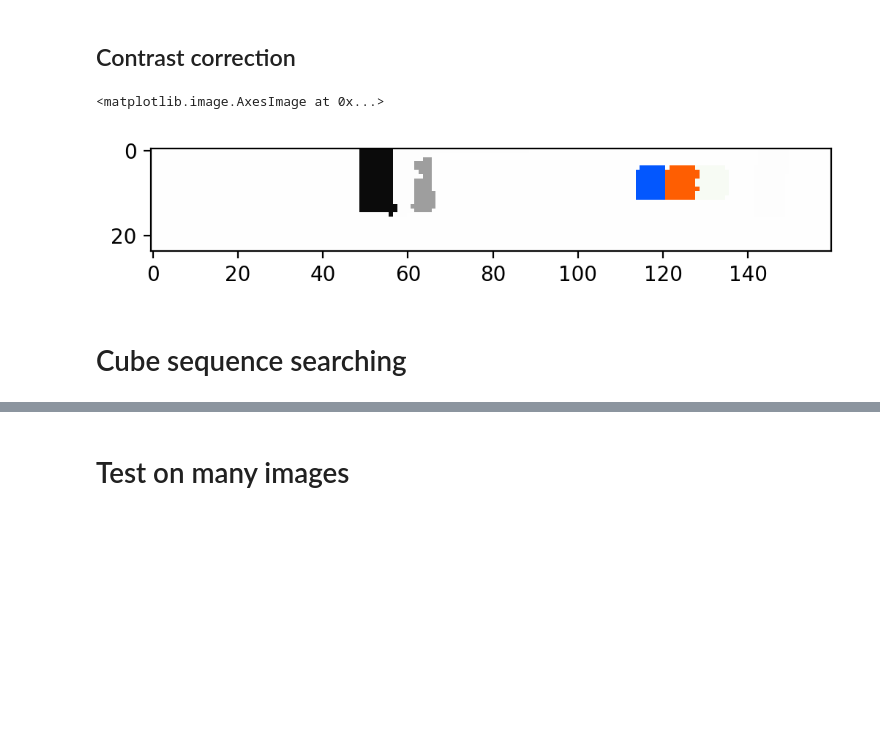
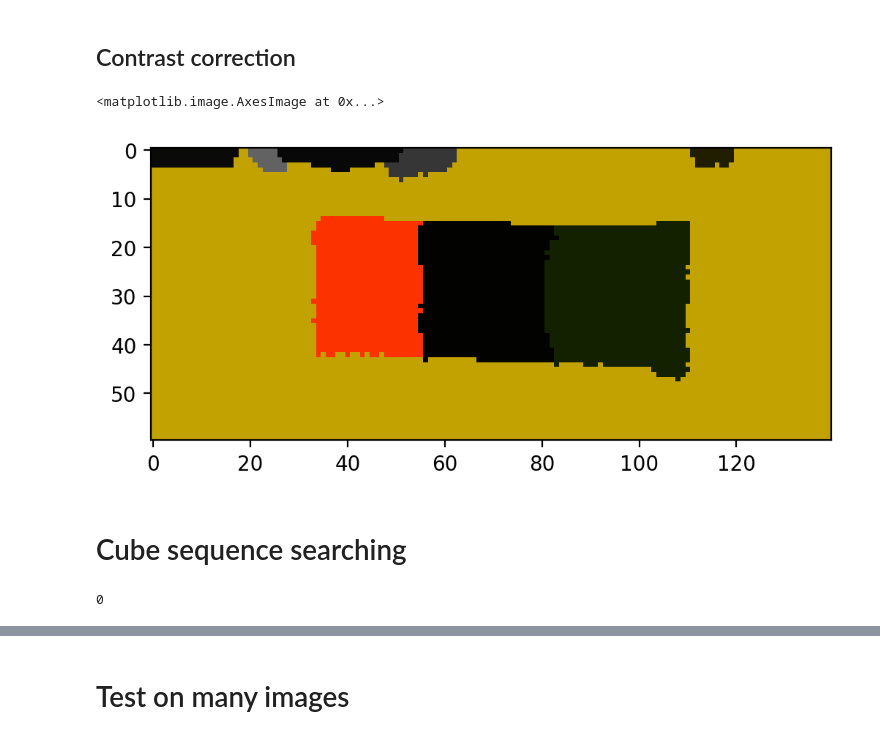
Before and after one commit to SkoltechRobotics/Eurobot2018, a Jupyter notebook: ComputerVision/CubeSequenceRecognition/PlanRecognition.ipynb, the cells around one changed output, grey strips where cells are left out. Drawn from its saved outputs; the diff is of its cells as text; code cells hidden in the pictures; blank space fills up the shorter version.

```diff
--- a/ComputerVision/CubeSequenceRecognition/PlanRecognition.ipynb
+++ b/ComputerVision/CubeSequenceRecognition/PlanRecognition.ipynb
@@ -63,7 +63,7 @@ print(HSV_COLORS)
 # Show image
 # %%
 n_transformation = 1
-raw_img = cv2.cvtColor(cv2.imread("imgs2/image.png"), cv2.COLOR_BGR2RGB)
+raw_img = cv2.cvtColor(cv2.imread("/home/mikhail/image_trrrr.png"), cv2.COLOR_BGR2RGB)
 fig, ax = plt.subplots(1, 1, figsize=(6, 4), dpi=200)
-ax.imshow(raw_img[540:620, 940:1070]);
+ax.imshow(raw_img[:, :]);
 # %% [output]
@@ -95,9 +95,11 @@ def transformation_params(n, size=None):
     img_points = [np.float32([(743, 590), (744, 527), (860, 528), (861, 596)]),
                   np.float32([(798, 549), (798, 488), (912, 487), (912, 553)]),
                   np.float32([(798, 549), (798, 488), (912, 487), (912, 553)]) - np.float32((730, 460)),
-                  np.float32([(950, 610), (950, 550), (1062, 550), (1062, 610)])][n]
-    h_border = [3 * step * 2, 3 * step * 2, 3 * step * 2, 3 * step * 2][n]
-    w_border = [20 * step * 2, 7 * step * 2, 7 * step * 2, 7 * step * 2][n]
+                  np.float32([(950, 610), (950, 550), (1062, 550), (1062, 610)]),
+                  np.float32([(682, 602), (682, 536), (798, 536), (798, 595)])
+                 ][n]
+    h_border = [3 * step * 2, 3 * step * 2, 3 * step * 2, 3 * step * 2, 3 * step * 2][n]
+    w_border = [20 * step * 2, 7 * step * 2, 7 * step * 2, 7 * step * 2, 7 * step * 2][n]
     if not size is None:
         h_border = size[0] * step * 2
         w_border = size[0] * step * 2
@@ -276,7 +278,7 @@ h, w = input_img.shape[:2]
 labels = skimage.segmentation.slic(input_img, compactness=20, n_segments=h * w // 50)
 g = skimage.future.graph.rag_mean_color(input_img, labels)
 
-labels2 = skimage.future.graph.merge_hierarchical(labels, g, thresh=30, rag_copy=False,
+labels2 = skimage.future.graph.merge_hierarchical(labels, g, thresh=25, rag_copy=False,
                                    in_place_merge=True,
                                    merge_func=merge_mean_color,
                                    weight_func=_weight_mean_color)
@@ -293,15 +300,15 @@ Wall time: 139 ms
 # %%
 img2 = cv2.cvtColor(rag_img, cv2.COLOR_RGB2HSV)
 # img2[:, :, 1] = skimage.exposure.adjust_gamma(img2[:, :, 1], gamma=2, gain=1)
 # img2[:, :, 2] = skimage.exposure.adjust_gamma(img2[:, :, 2], gamma=0.5, gain=1)
 img2[:, :, 1] = skimage.exposure.adjust_sigmoid(img2[:, :, 1], 0.5, 30)
-img2[:, :, 2] = skimage.exposure.adjust_sigmoid(img2[:, :, 2], 0.25, 30)
+img2[:, :, 2] = skimage.exposure.adjust_sigmoid(img2[:, :, 2], 0.2, 30)
 rag_img_contr = cv2.cvtColor(img2, cv2.COLOR_HSV2RGB)
 fig, ax = plt.subplots(1, 1, figsize=(6, 4), dpi=200)
 ax.imshow(rag_img_contr)
 # %% [output]
 <matplotlib.image.AxesImage at 0x...>
-[figure, old version]
+[figure, new version]
 # %% [markdown]
 # Cube sequence searching
 # %%
@@ -333,6 +340,10 @@ for i in range(n):
 
     xr[i] = (np.sum(((x[np.newaxis, :] - xc[i]) * (labels == i)) ** 2) / m) ** 0.5
     yr[i] = (np.sum(((y[:, np.newaxis] - yc[i]) * (labels == i)) ** 2) / m) ** 0.5
+# %%
+np.min(labels)
+# %% [output]
+0
 # %%
 kr = 0.93
 k1 = 10
```
Also changed, not shown: parts of 24 cells of this notebook, 4 other files.
